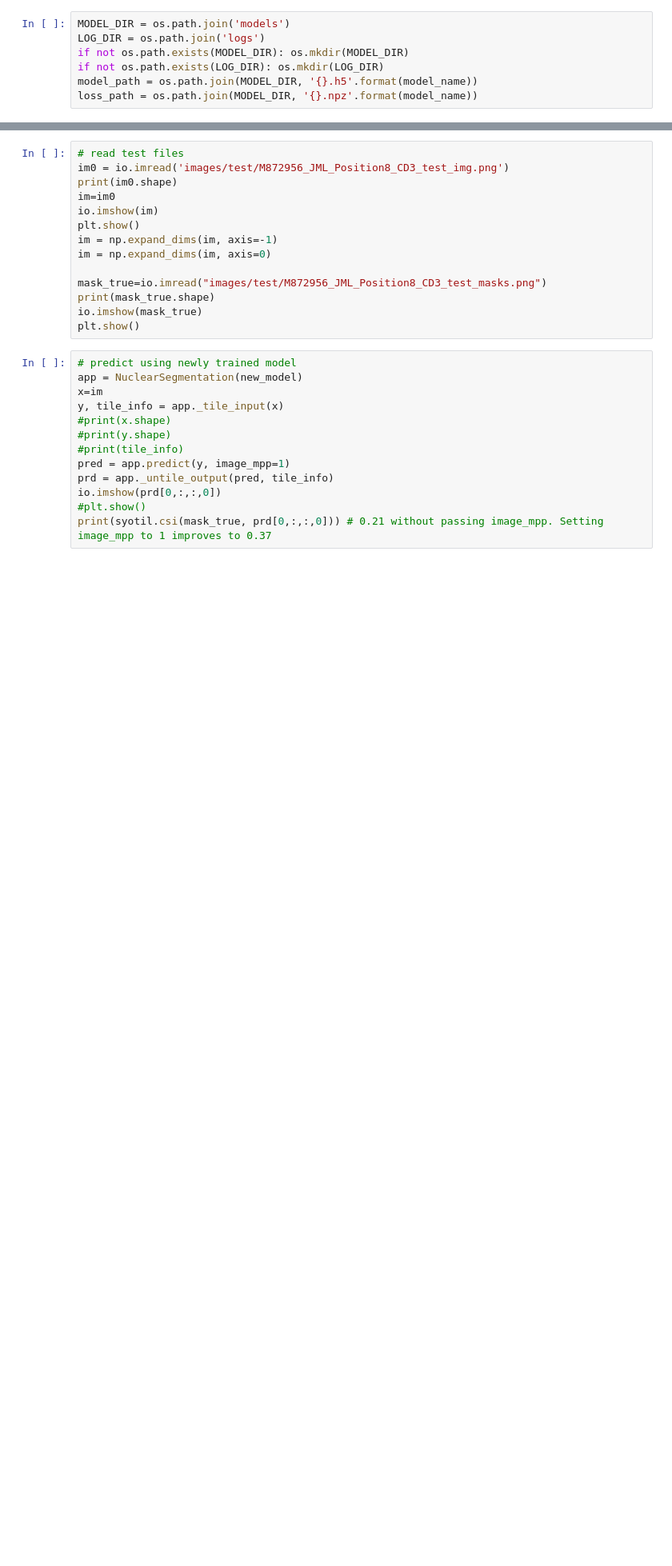
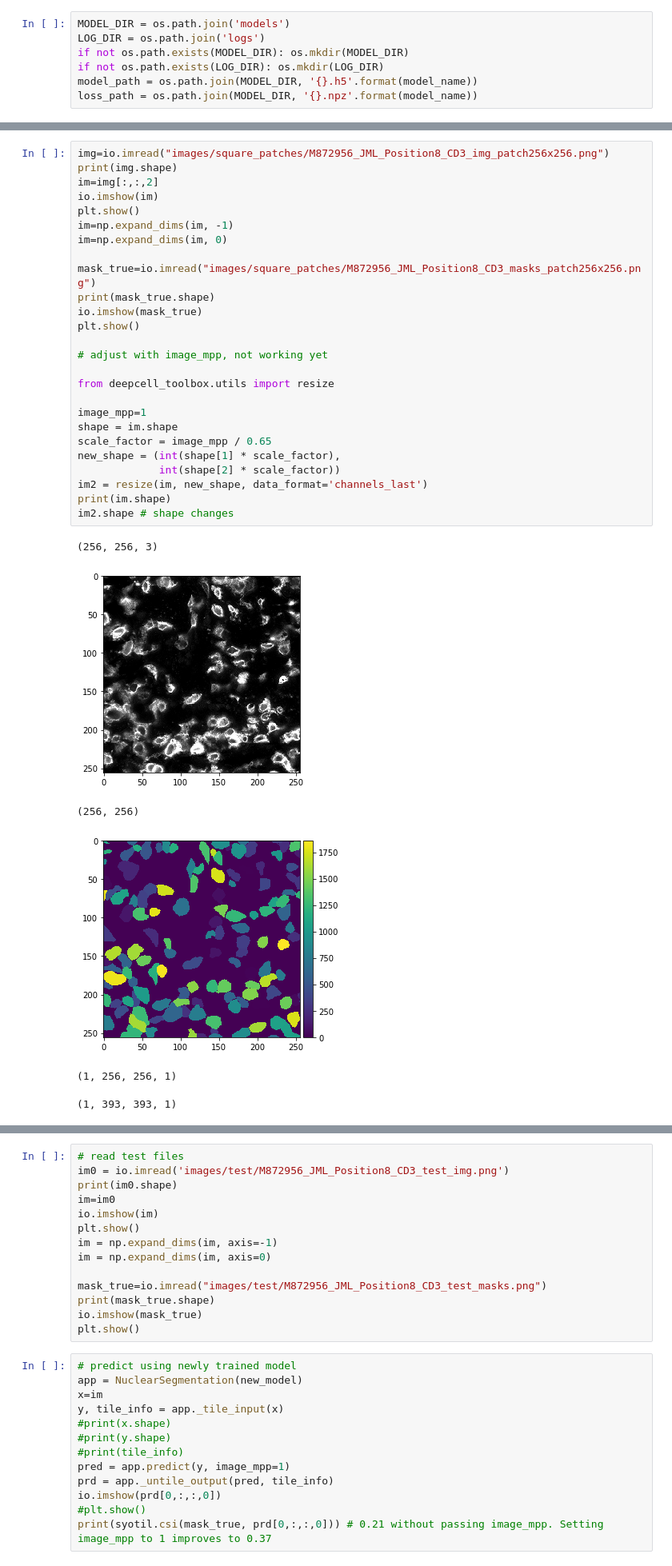
Before and after one commit to youyifong/dense_cell_segmentation, a Jupyter notebook: train_shan_nuclear.ipynb, the cells around one changed output, grey strips where cells are left out. Shown at 80% size. Saved outputs shown, nothing was run; the diff lists cells and outputs as text; blank space fills up the shorter version.

```diff
--- a/train_shan_nuclear.ipynb
+++ b/train_shan_nuclear.ipynb
@@ -175,0 +221,33 @@ print('Training time: ', training_time, 'seconds.')
+# %%
+img=io.imread("images/square_patches/M872956_JML_Position8_CD3_img_patch256x256.png")
+print(img.shape)
+im=img[:,:,2]
+io.imshow(im)
+plt.show()
+im=np.expand_dims(im, -1)
+im=np.expand_dims(im, 0)
+
+mask_true=io.imread("images/square_patches/M872956_JML_Position8_CD3_masks_patch256x256.png")
+print(mask_true.shape)
+io.imshow(mask_true)
+plt.show()
+
+# adjust with image_mpp, not working yet
+
+from deepcell_toolbox.utils import resize
+
+image_mpp=1
+shape = im.shape
+scale_factor = image_mpp / 0.65
+new_shape = (int(shape[1] * scale_factor),
+             int(shape[2] * scale_factor))
+im2 = resize(im, new_shape, data_format='channels_last')
+print(im.shape)
+im2.shape # shape changes
+# %% [output]
+(256, 256, 3)
+[figure, added]
+(256, 256)
+[figure, added]
+(1, 256, 256, 1)
+(1, 393, 393, 1)
```
Also changed, not shown: parts of 10 cells of this notebook, 14 other files.
